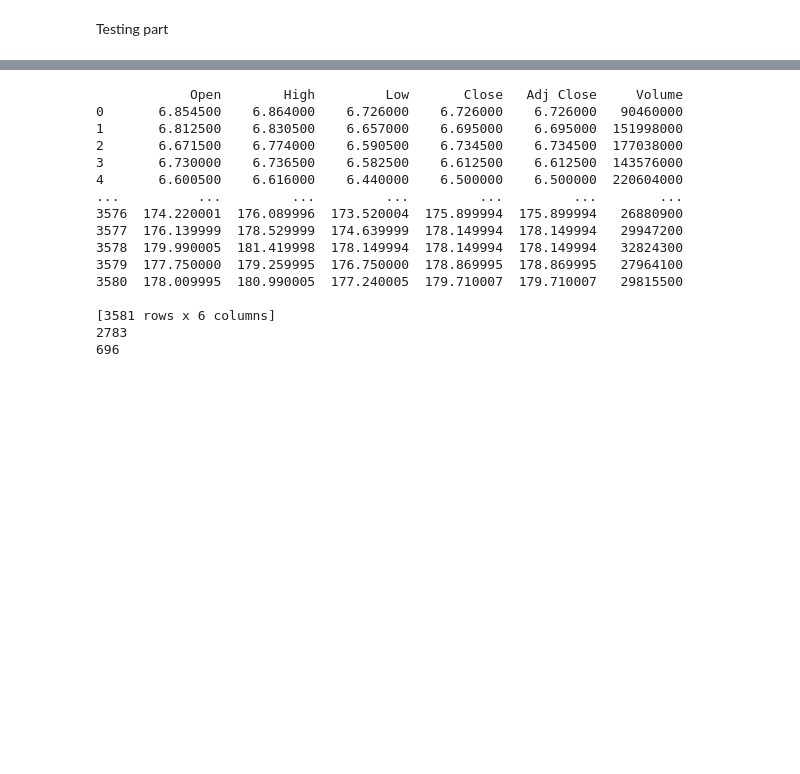
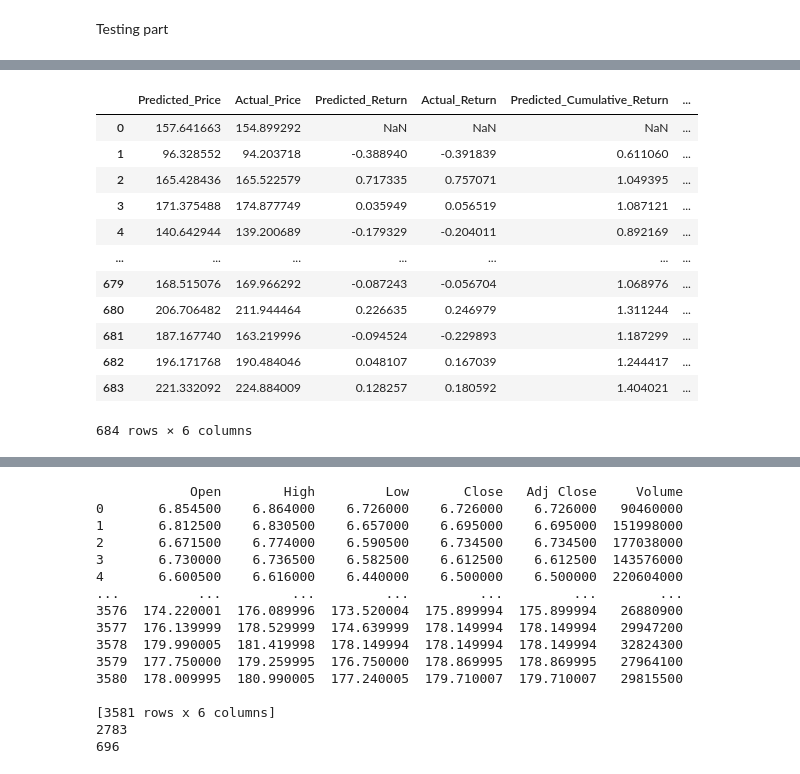
Before and after one commit to OckJuWon0831/won-trading-room, a Jupyter notebook: backend/model/CNN-LSTM.ipynb, the cells around one changed output, grey strips where cells are left out. Drawn from its saved outputs; the diff is of its cells as text; code cells hidden in the pictures; blank space fills up the shorter version.

```diff
--- a/backend/model/CNN-LSTM.ipynb
+++ b/backend/model/CNN-LSTM.ipynb
@@ -324,3 +344,19 @@ Actual Final Cumulative Return: 1.0348740342793201
+# %%
+results_df
+# %% [output]
+|  | Predicted_Price | Actual_Price | Predicted_Return | Actual_Return | Predicted_Cumulative_Return | ... |
+| 0 | 157.641663 | 154.899292 | NaN | NaN | NaN | ... |
+| 1 | 96.328552 | 94.203718 | -0.388940 | -0.391839 | 0.611060 | ... |
+| 2 | 165.428436 | 165.522579 | 0.717335 | 0.757071 | 1.049395 | ... |
+| 3 | 171.375488 | 174.877749 | 0.035949 | 0.056519 | 1.087121 | ... |
+| 4 | 140.642944 | 139.200689 | -0.179329 | -0.204011 | 0.892169 | ... |
+| ... | ... | ... | ... | ... | ... | ... |
+| 679 | 168.515076 | 169.966292 | -0.087243 | -0.056704 | 1.068976 | ... |
+| 680 | 206.706482 | 211.944464 | 0.226635 | 0.246979 | 1.311244 | ... |
+| 681 | 187.167740 | 163.219996 | -0.094524 | -0.229893 | 1.187299 | ... |
+| 682 | 196.171768 | 190.484046 | 0.048107 | 0.167039 | 1.244417 | ... |
+| 683 | 221.332092 | 224.884009 | 0.128257 | 0.180592 | 1.404021 | ... |
+684 rows × 6 columns
 # %%
 
 sharpe_ratio = np.mean(results_df['Predicted_Return']) / np.std(results_df['Predicted_Return']) * np.sqrt(252.)
```
Also changed, not shown: parts of 14 cells of this notebook, 8 other files.
